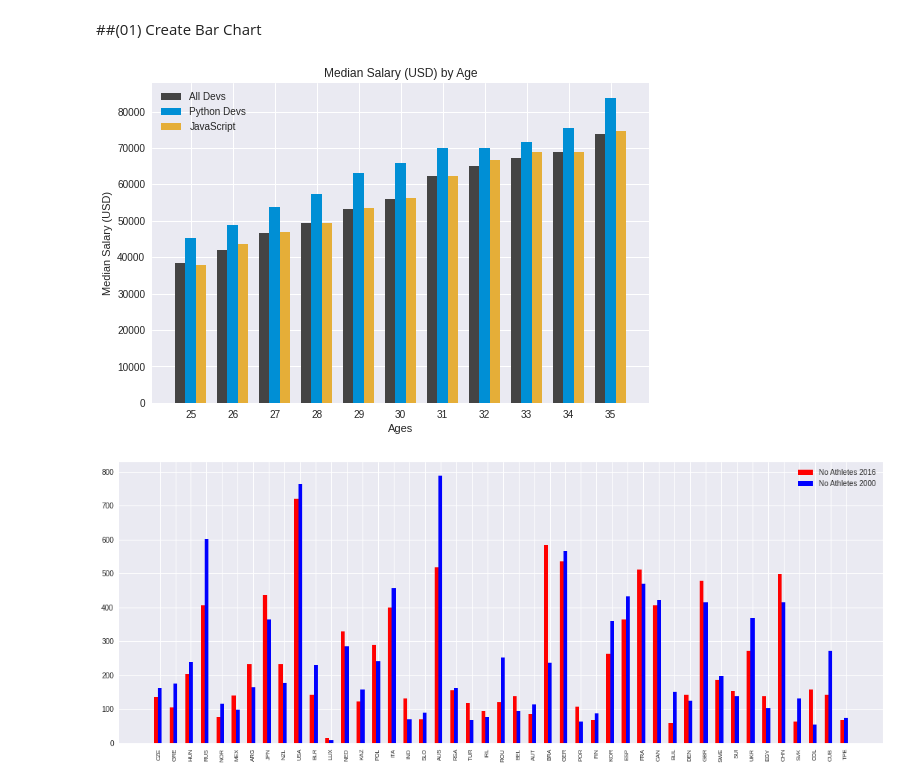
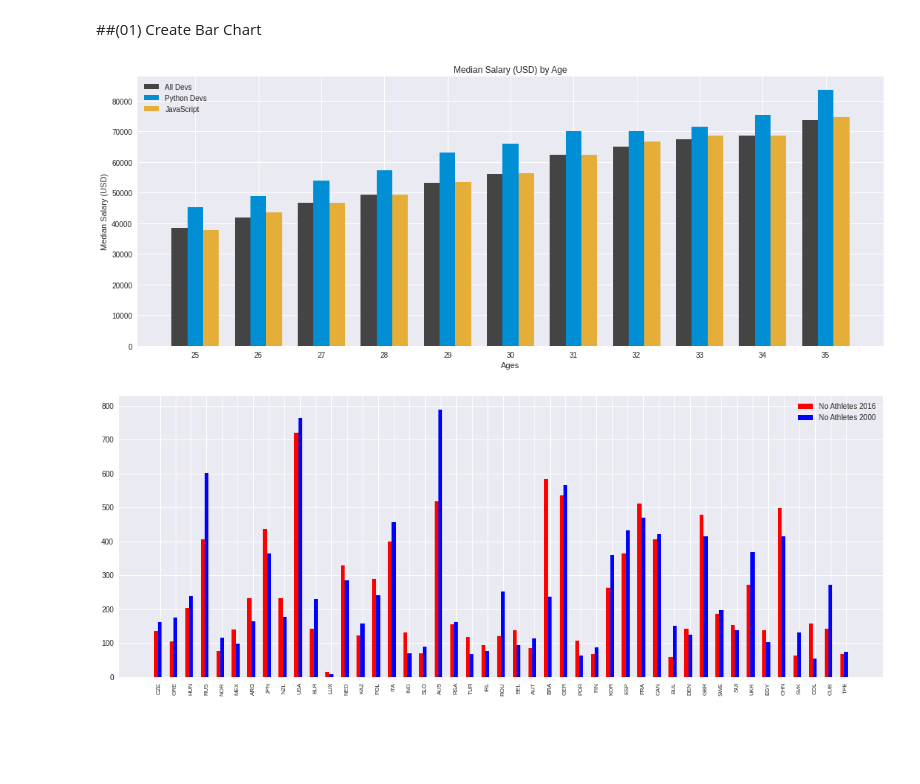
Before and after one commit to GPrathap/pythonII, a Jupyter notebook: matplot.ipynb, the cells around one changed output. Saved outputs shown, nothing was run; the diff lists cells and outputs as text; code cells hidden in the pictures; blank space fills up the shorter version.

```diff
--- a/matplot.ipynb
+++ b/matplot.ipynb
@@ -127,38 +127,39 @@ You may have noticed that the line graph isn't as visually appealing in this exa
 # %%
 import numpy as np
 from matplotlib import pyplot as plt
+plt.figure(figsize=(15,6))
 plt.style.use("seaborn")
 
 ages_x = [25, 26, 27, 28, 29, 30, 31, 32, 33, 34, 35]
 
 x_indexes = np.arange(len(ages_x))
 width = 0.25
 
 dev_y = [38496, 42000, 46752, 49320, 53200, 56000, 62316, 64928, 67317, 68748, 73752]
 
 plt.bar(x_indexes - width, dev_y, width=width, color='#444444', label="All Devs")
 
 py_dev_y = [45372, 48876, 53850, 57287, 63016, 65998, 70003, 70000, 71496, 75370, 83640]
 
 plt.bar(x_indexes, py_dev_y, width=width, color='#008fd5', label='Python Devs')
 
 js_dev_y = [37810, 43515, 46823, 49293, 53437, 56373, 62375, 66674, 68745, 68746, 74583]
 
 plt.bar(x_indexes + width, js_dev_y, width=width, color='#e5ae38',  label='JavaScript')
 
 plt.xlabel('Ages')
 plt.ylabel('Median Salary (USD)')
 plt.title('Median Salary (USD) by Age')
 
 plt.legend()
 
 plt.xticks(ticks=x_indexes, labels=ages_x)
 
 plt.tight_layout()
 
 plt.show()
 # %% [output]
-[figure, old version]
+[figure, new version]
 # %%
 from matplotlib import pyplot as plt
 import pandas as pd
```
Also changed, not shown: parts of 1 cell of this notebook.
